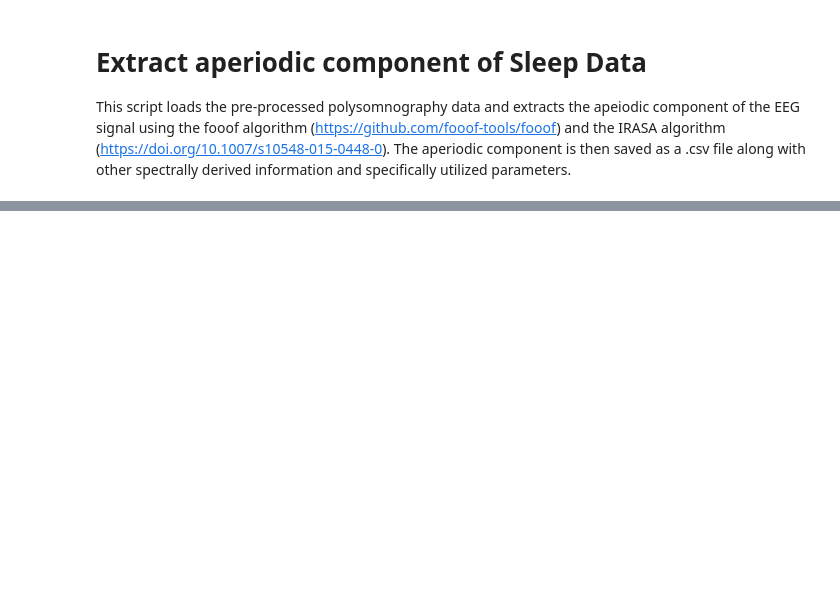
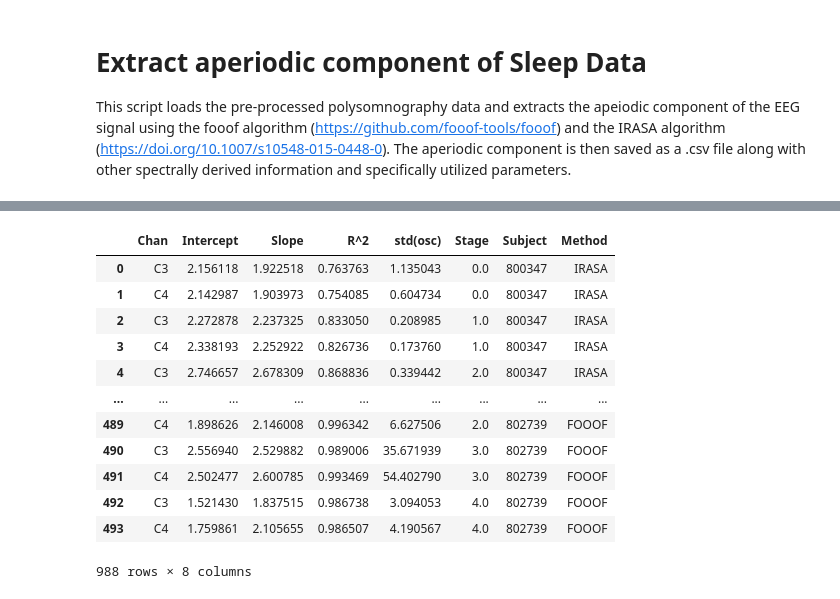
Before and after one commit to mvaliadis/2023_NENA_Aperiodic_Workshop, a Jupyter notebook: notebooks/aperiodic_sleep.ipynb, the cells around one changed output, grey strips where cells are left out. Drawn from its saved outputs; the diff is of its cells as text; code cells hidden in the pictures; blank space fills up the shorter version.

```diff
--- a/notebooks/aperiodic_sleep.ipynb
+++ b/notebooks/aperiodic_sleep.ipynb
@@ -83,0 +537,20 @@ plt.ylabel('PSD log($uV^2$/Hz)');
+# %%
+# Merge fit_df_all and fooof_df_all on common columns
+fit_dfs_all = pd.concat([fit_df_all,
+                         fooof_df_all.groupby(['Subject', 'Stage', 'Chan', 'Method']).mean().reset_index()], join='inner', axis=0)
+fit_dfs_all['Slope'] = np.abs(fit_dfs_all['Slope'])
+fit_dfs_all
+# %% [output]
+|  | Chan | Intercept | Slope | R^2 | std(osc) | Stage | Subject | Method |
+| 0 | C3 | 2.156118 | 1.922518 | 0.763763 | 1.135043 | 0.0 | 800347 | IRASA |
+| 1 | C4 | 2.142987 | 1.903973 | 0.754085 | 0.604734 | 0.0 | 800347 | IRASA |
+| 2 | C3 | 2.272878 | 2.237325 | 0.833050 | 0.208985 | 1.0 | 800347 | IRASA |
+| 3 | C4 | 2.338193 | 2.252922 | 0.826736 | 0.173760 | 1.0 | 800347 | IRASA |
+| 4 | C3 | 2.746657 | 2.678309 | 0.868836 | 0.339442 | 2.0 | 800347 | IRASA |
+| ... | ... | ... | ... | ... | ... | ... | ... | ... |
+| 489 | C4 | 1.898626 | 2.146008 | 0.996342 | 6.627506 | 2.0 | 802739 | FOOOF |
+| 490 | C3 | 2.556940 | 2.529882 | 0.989006 | 35.671939 | 3.0 | 802739 | FOOOF |
+| 491 | C4 | 2.502477 | 2.600785 | 0.993469 | 54.402790 | 3.0 | 802739 | FOOOF |
+| 492 | C3 | 1.521430 | 1.837515 | 0.986738 | 3.094053 | 4.0 | 802739 | FOOOF |
+| 493 | C4 | 1.759861 | 2.105655 | 0.986507 | 4.190567 | 4.0 | 802739 | FOOOF |
+988 rows × 8 columns
```
Also changed, not shown: parts of 20 cells of this notebook, 1 other file.
